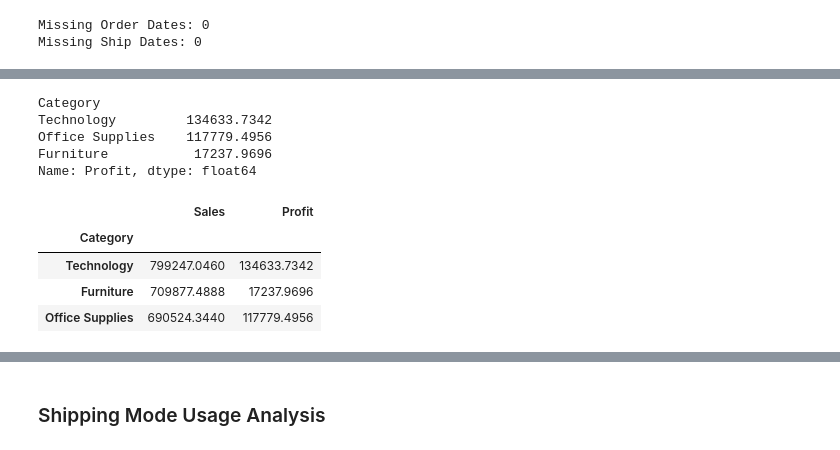
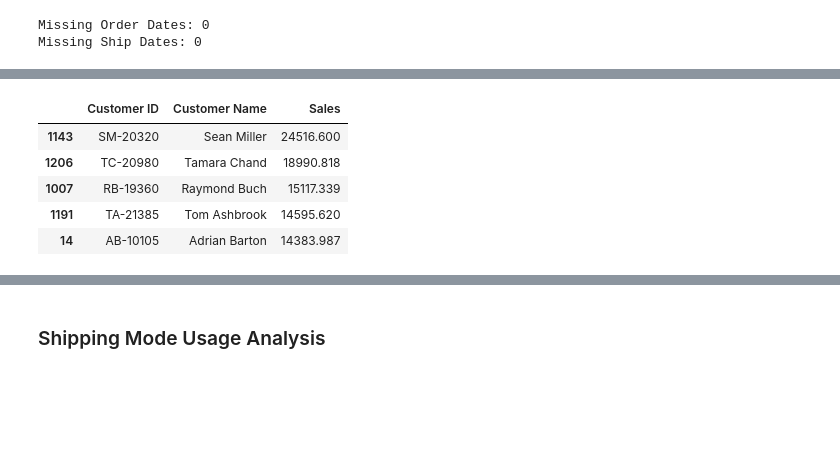
Before and after one commit to juanescdiaz/Group6_Assigment2_Retail, a Jupyter notebook: notebooks/retail_analysis.ipynb, the cells around one changed output, grey strips where cells are left out. Saved outputs shown, nothing was run; the diff lists cells and outputs as text; code cells hidden in the pictures; blank space fills up the shorter version.

Commit message:
Revert "Story1"

```diff
--- a/notebooks/retail_analysis.ipynb
+++ b/notebooks/retail_analysis.ipynb
@@ -240,25 +184,51 @@ Name: Sales, dtype: float64
-# %%
-##Story 1 task 10 - Profit by Category
-profit_by_category = df2.groupby("Category")["Profit"].sum().sort_values(ascending=False)
-
-profit_by_category
-# %% [output]
-Category
-Technology         134633.7342
-Office Supplies    117779.4956
-Furniture           17237.9696
-Name: Profit, dtype: float64
-# %%
-#Story 1 task 13 - Summary DataFrame for Sales and Profit by Category
-summary_df = pd.DataFrame({
-    "Sales": sales_by_category,
-    "Profit": profit_by_category
-}).sort_values("Sales", ascending=False)
-
-summary_df
-# %% [output]
-|  | Sales | Profit |
-| Category |  |  |
-| Technology | 799247.0460 | 134633.7342 |
-| Furniture | 709877.4888 | 17237.9696 |
-| Office Supplies | 690524.3440 | 117779.4956 |
+# %%
+# Function with top X customers by sales filtered by multiple features (segment, city, category, sub_category,
+# ship_mode, region, start_date, end_date, month, year)
+
+#If not imputed by user, return by default top 5
+
+def top_customers(df2, top_x=5, segment=None, city=None, category=None, sub_category=None, ship_mode=None,
+                    region=None, start_date=None, end_date=None, month=None, year=None):
+
+    df_filtered = df2.copy()
+
+    # Apply filters if provided
+    if segment is not None:
+        df_filtered = df_filtered[df_filtered["Segment"] == segment]
+    if city is not None:
+        df_filtered = df_filtered[df_filtered["City"] == city]
+    if category is not None:
+        df_filtered = df_filtered[df_filtered["Category"] == category]
+    if sub_category is not None:
+        df_filtered = df_filtered[df_filtered["Sub-Category"] == sub_category]
+    if ship_mode is not None:
+        df_filtered = df_filtered[df_filtered["Ship Mode"] == ship_mode]
+    if region is not None:
+        df_filtered = df_filtered[df_filtered["Region"] == region]
+    if start_date is not None:
+        df_filtered = df_filtered[df_filtered["Order Date"] >= pd.to_datetime(start_date)]
+    if end_date is not None:
+        df_filtered = df_filtered[df_filtered["Order Date"] <= pd.to_datetime(end_date)]
+    if month is not None:
+        df_filtered = df_filtered[df_filtered["Order Date"].dt.month == month]
+    if year is not None:
+        df_filtered = df_filtered[df_filtered["Order Date"].dt.year == year]
+
+    # Top X customers with total sales
+    top_customers = (df_filtered.groupby(["Customer ID", "Customer Name"])
+                        ["Sales"].sum().reset_index().sort_values(by="Sales", ascending=False).head(top_x))
+
+    return top_customers
+# %%
+#Examples to test
+
+#Test 1 (Default top 5)
+test1 = top_customers(df2)
+test1
+# %% [output]
+|  | Customer ID | Customer Name | Sales |
+| 1143 | SM-20320 | Sean Miller | 24516.600 |
+| 1206 | TC-20980 | Tamara Chand | 18990.818 |
+| 1007 | RB-19360 | Raymond Buch | 15117.339 |
+| 1191 | TA-21385 | Tom Ashbrook | 14595.620 |
+| 14 | AB-10105 | Adrian Barton | 14383.987 |
```
Also changed, not shown: parts of 10 cells of this notebook.
